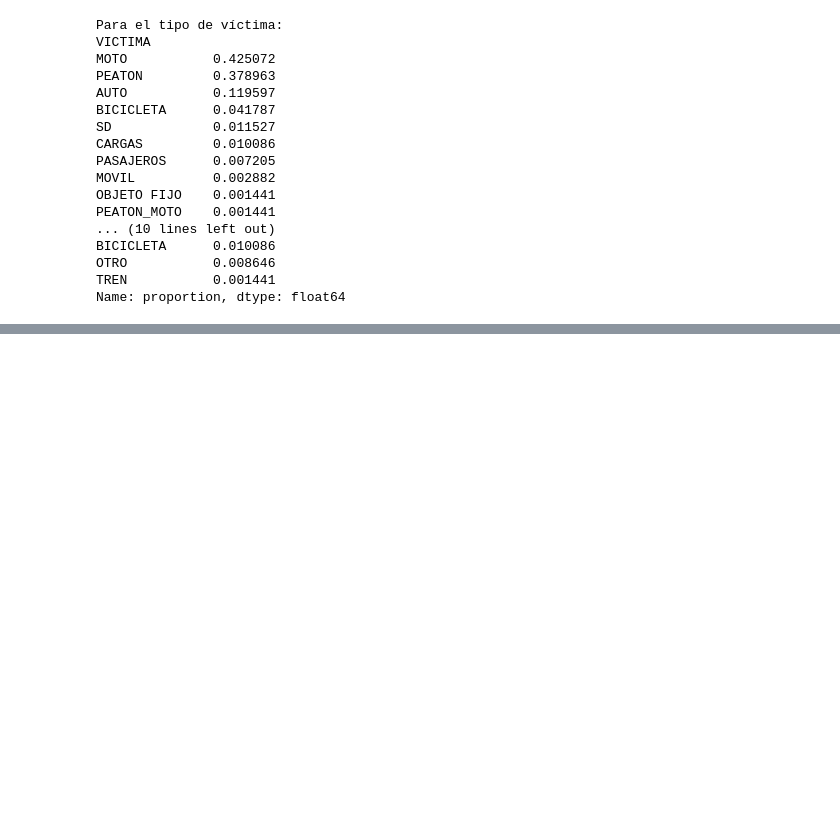
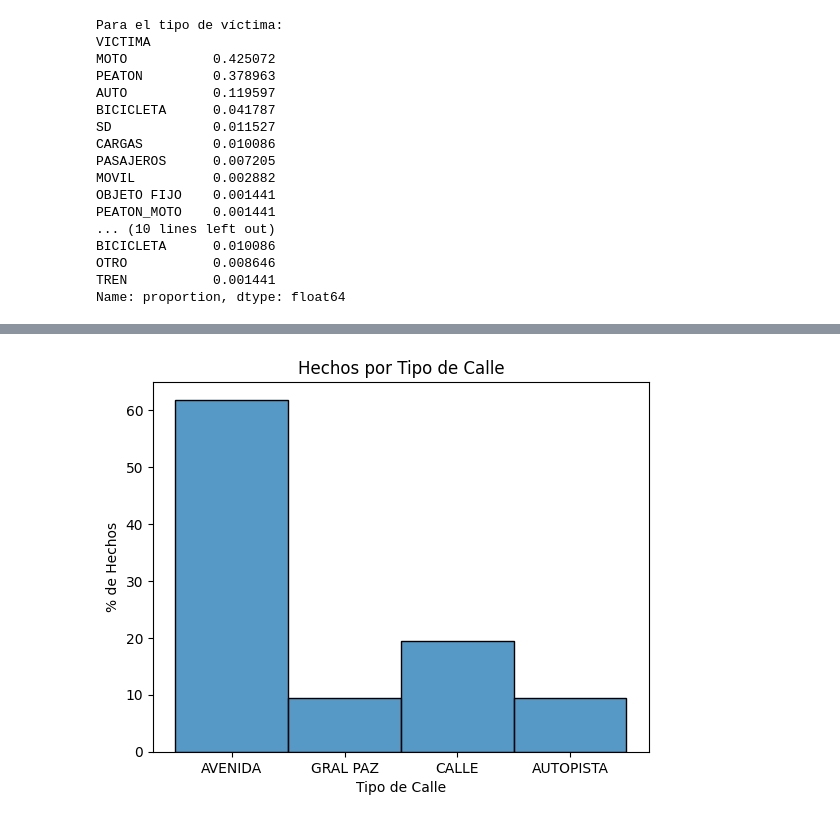
Before and after one commit to DaAnMaGi/Proyecto_Data_Abril, a Jupyter notebook: Bases/apertura_bases.ipynb, the cells around one changed output, grey strips where cells are left out. Saved outputs shown, nothing was run; the diff lists cells and outputs as text; code cells hidden in the pictures; blank space fills up the shorter version.

```diff
--- a/Bases/apertura_bases.ipynb
+++ b/Bases/apertura_bases.ipynb
@@ -306,0 +323,9 @@ A partir de las estadísticas que se obtienen, se pueden observar lo siguiente:
+# %%
+# Por tipo de calle.
+sns.histplot(hechos, x = "TIPO_DE_CALLE",stat="percent")
+plt.xlabel("Tipo de Calle")
+plt.ylabel("% de Hechos")
+plt.title("Hechos por Tipo de Calle")
+plt.show()
+# %% [output]
+[figure, added]
```
Also changed, not shown: parts of 12 cells of this notebook.
